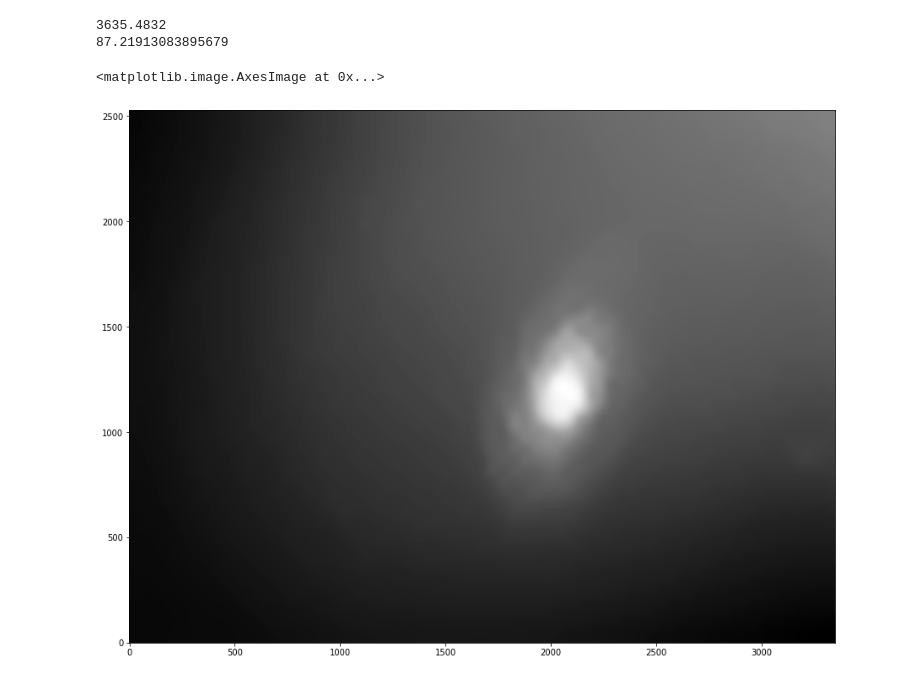
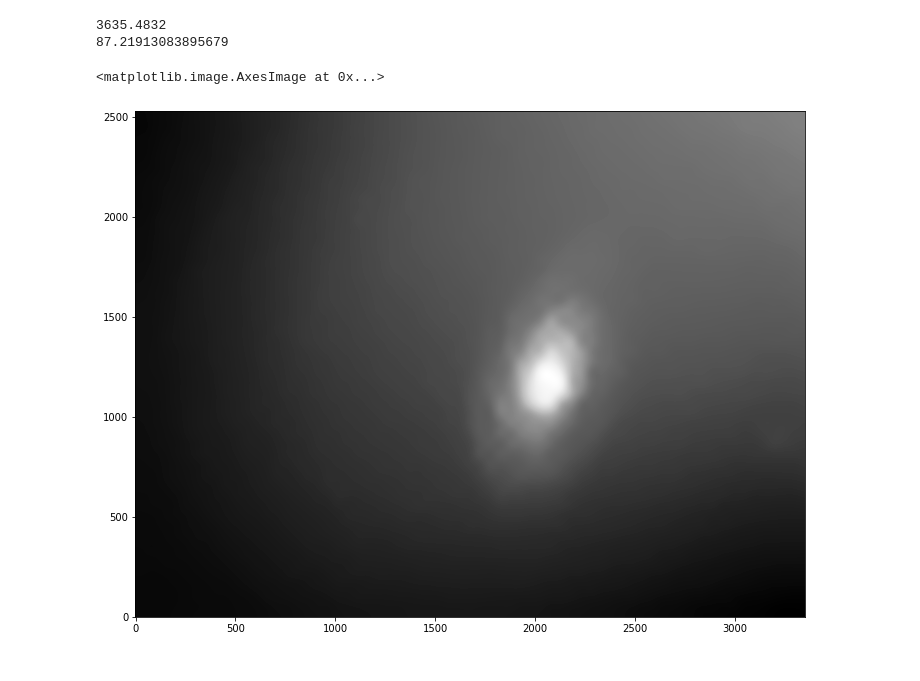
Before and after one commit to halehhajizadeh/SNR-and-Exposure, a Jupyter notebook: Remove background.ipynb, the cells around one changed output. Cells and saved outputs as stored; diff of their text form; code cells hidden in the pictures.

```diff
--- a/Remove background.ipynb
+++ b/Remove background.ipynb
@@ -75,9 +75,9 @@ print(bkg.background_rms_median)
 3635.4832
 87.21913083895679
 # %%
-plt.figure(figsize=(15,15))
+plt.figure(figsize=(12,12))
 plt.imshow(bkg.background, origin='lower', cmap='Greys_r', interpolation='nearest')
 # %% [output]
 <matplotlib.image.AxesImage at 0x...>
-[figure, old version]
+[figure, new version]
 # %%
```
Also changed, not shown: parts of 3 cells of this notebook.
